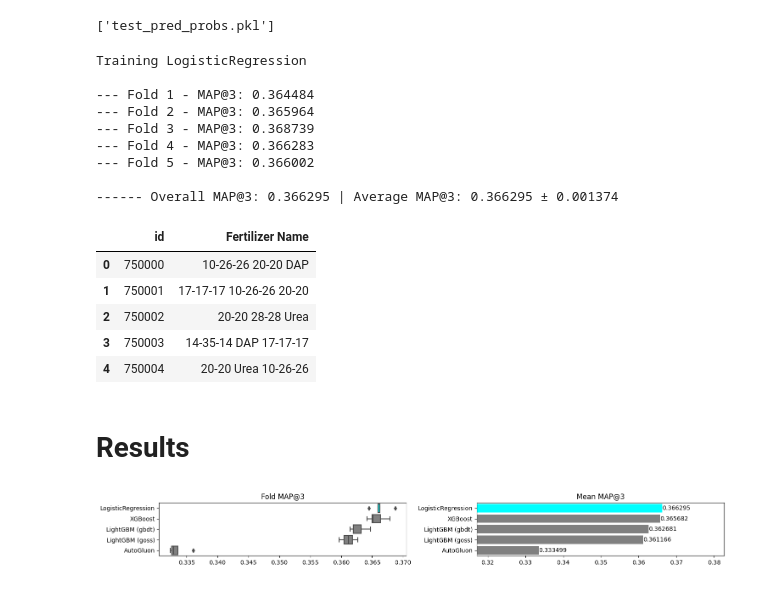
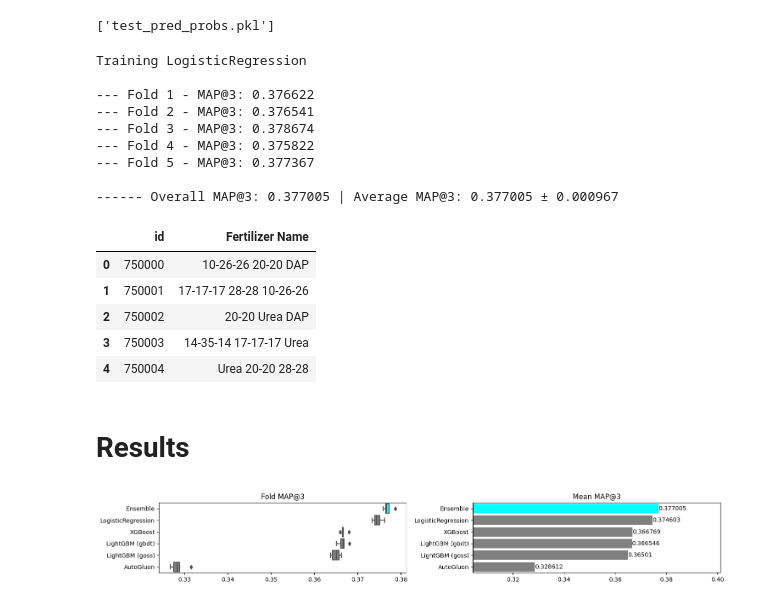
Before and after one commit to ravaghi/kaggle-notebooks, a Jupyter notebook: competitions/playground/s05e06/s05e06-fertilizer-optimization-ensemble.ipynb, the cells around one changed output. Saved outputs shown, nothing was run; the diff lists cells and outputs as text; code cells hidden in the pictures.

Commit message:
Kaggle Notebook | S05E06 | Fertilizer Optimization | Ensemble | Version 14

```diff
--- a/competitions/playground/s05e06/s05e06-fertilizer-optimization-ensemble.ipynb
+++ b/competitions/playground/s05e06/s05e06-fertilizer-optimization-ensemble.ipynb
@@ -44,11 +44,10 @@ train = pd.read_csv(CFG.train_path, index_col="id")
 test = pd.read_csv(CFG.test_path, index_col="id")
 original = pd.read_csv(CFG.original_path)
 
-cat_cols = train.select_dtypes(include="object").columns.tolist()
-cat_cols = [c for c in cat_cols if c != CFG.target]
-train[cat_cols] = train[cat_cols].astype(str).astype("category")
-test[cat_cols] = test[cat_cols].astype(str).astype("category")
-original[cat_cols] = original[cat_cols].astype(str).astype("category")
+features = test.columns.tolist()
+train[features] = train[features].astype(str).astype("category")
+test[features] = test[features].astype(str).astype("category")
+original[features] = original[features].astype(str).astype("category")
 
 label_encoder = LabelEncoder()
 train[CFG.target] = label_encoder.fit_transform(train[CFG.target])
@@ -395,17 +491,17 @@ lr_model = LogisticRegression(
     fit_intercept=True
 )
 lr_trainer = Trainer(lr_model)
-_, lr_test_pred_probs, scores["LogisticRegression"] = lr_trainer.fit_predict(X, y, X_test)
+_, lr_test_pred_probs, scores["Ensemble"] = lr_trainer.fit_predict(X, y, X_test)
 # %% [output]
 Training LogisticRegression
 
---- Fold 1 - MAP@3: 0.364484
---- Fold 2 - MAP@3: 0.365964
---- Fold 3 - MAP@3: 0.368739
---- Fold 4 - MAP@3: 0.366283
---- Fold 5 - MAP@3: 0.366002
+--- Fold 1 - MAP@3: 0.376622
+--- Fold 2 - MAP@3: 0.376541
+--- Fold 3 - MAP@3: 0.378674
+--- Fold 4 - MAP@3: 0.375822
+--- Fold 5 - MAP@3: 0.377367
 
------- Overall MAP@3: 0.366295 | Average MAP@3: 0.366295 ± 0.001374
+------ Overall MAP@3: 0.377005 | Average MAP@3: 0.377005 ± 0.000967
 # %%
 final_predictions = []
 for i in np.argsort(lr_test_pred_probs)[:, -3:][:, ::-1]:
@@ -414,15 +510,15 @@ for i in np.argsort(lr_test_pred_probs)[:, -3:][:, ::-1]:
 # %%
 sub = pd.read_csv(CFG.sample_sub_path)
 sub[CFG.target] = final_predictions
-sub.to_csv(f"sub_logistic-regression_{np.mean(scores['LogisticRegression']):.6f}.csv", index=False)
+sub.to_csv(f"sub_logistic-regression_{np.mean(scores['Ensemble']):.6f}.csv", index=False)
 sub.head()
 # %% [output]
 |  | id | Fertilizer Name |
 | 0 | 750000 | 10-26-26 20-20 DAP |
-| 1 | 750001 | 17-17-17 10-26-26 20-20 |
-| 2 | 750002 | 20-20 28-28 Urea |
-| 3 | 750003 | 14-35-14 DAP 17-17-17 |
-| 4 | 750004 | 20-20 Urea 10-26-26 |
+| 1 | 750001 | 17-17-17 28-28 10-26-26 |
+| 2 | 750002 | 20-20 Urea DAP |
+| 3 | 750003 | 14-35-14 17-17-17 Urea |
+| 4 | 750004 | Urea 20-20 28-28 |
 # %% [markdown]
 # Results
 # %%
@@ -430,34 +526,34 @@ scores = pd.DataFrame(scores)
 mean_scores = scores.mean().sort_values(ascending=False)
 order = scores.mean().sort_values(ascending=False).index.tolist()
 
 min_score = mean_scores.min()
 max_score = mean_scores.max()
 padding = (max_score - min_score) * 0.5
 lower_limit = min_score - padding
 upper_limit = max_score + padding
 
 fig, axs = plt.subplots(1, 2, figsize=(15, scores.shape[1] * 0.4))
 
 boxplot = sns.boxplot(data=scores, order=order, ax=axs[0], orient="h", color="grey")
 axs[0].set_title(f"Fold MAP@3")
 axs[0].set_xlabel("")
 axs[0].set_ylabel("")
 
 barplot = sns.barplot(x=mean_scores.values, y=mean_scores.index, ax=axs[1], color="grey")
 axs[1].set_title(f"Mean MAP@3")
 axs[1].set_xlabel("")
 axs[1].set_xlim(left=lower_limit, right=upper_limit)
 axs[1].set_ylabel("")
 
 for i, (score, model) in enumerate(zip(mean_scores.values, mean_scores.index)):
-    color = "cyan" if "logistic" in model.lower() else "grey"
+    color = "cyan" if "ensemble" in model.lower() else "grey"
     barplot.patches[i].set_facecolor(color)
     boxplot.patches[i].set_facecolor(color)
     barplot.text(score, i, round(score, 6), va="center")
 
 plt.tight_layout()
 plt.show()
 # %% [output]
-[figure, old version]
+[figure, new version]
 # %%
 shutil.rmtree("catboost_info", ignore_errors=True)
```
Also changed, not shown: parts of 7 cells of this notebook.
